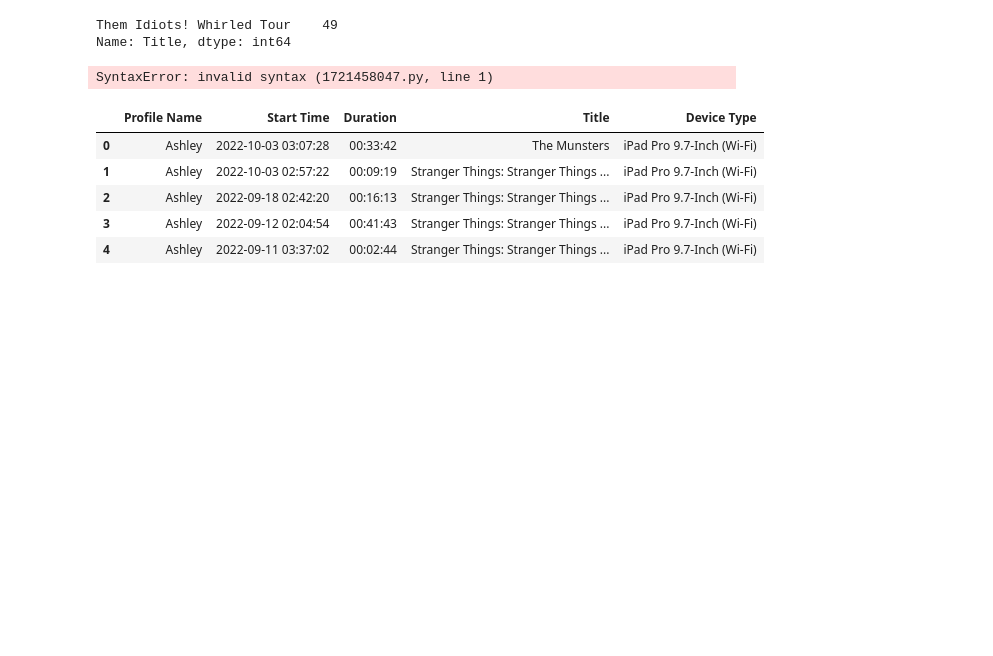
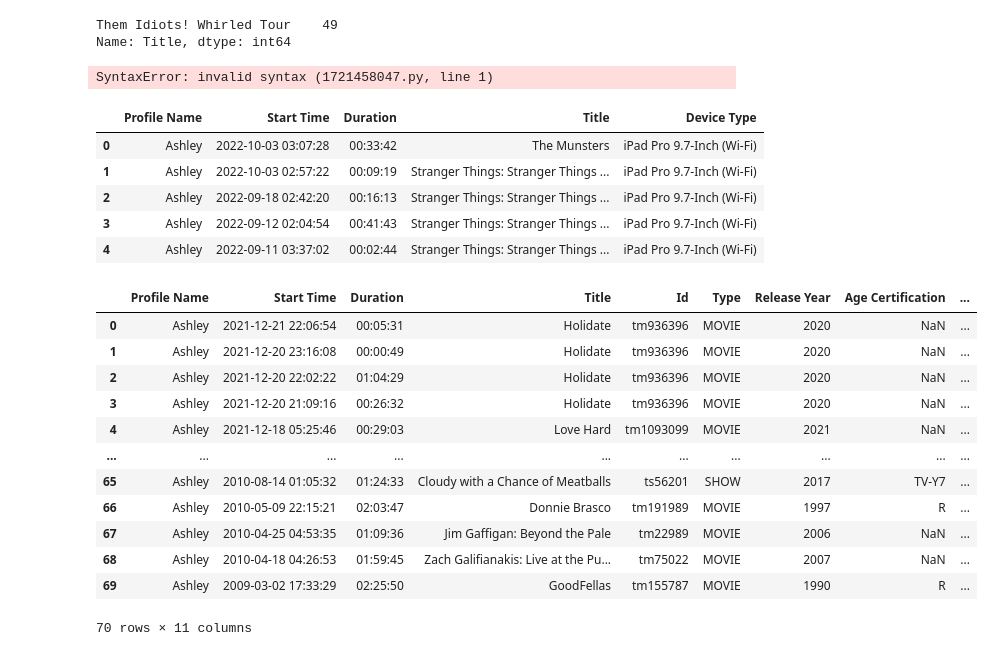
Before and after one commit to istarlet/netflix_viewing_habits, a Jupyter notebook: netflix.ipynb, the cells around one changed output. Drawn from its saved outputs; the diff is of its cells as text; code cells hidden in the pictures; blank space fills up the shorter version.

Commit message:
Merged dtatsets! Realized I'm going to have to switch projects. :-(

```diff
--- a/netflix.ipynb
+++ b/netflix.ipynb
@@ -21,3 +21,9 @@ titles.head()
 | 2 | tm154986 | Deliverance | MOVIE | Intent on seeing the Cahulawassee... | 1972 | R | 109 | ['drama', 'action', 'thriller', '... | ... |
 | 3 | tm127384 | Monty Python and the Holy Grail | MOVIE | King Arthur, accompanied by his s... | 1975 | PG | 91 | ['fantasy', 'action', 'comedy'] | ... |
 | 4 | tm120801 | The Dirty Dozen | MOVIE | 12 American military prisoners in... | 1967 | NaN | 150 | ['war', 'action'] | ... |
+# %%
+# Drop columns that aren't needed
+titles = titles.drop(columns=["description", "production_countries", "seasons", "imdb_id", "imdb_votes", "tmdb_popularity", "tmdb_score"], axis=1)
+
+# View updated df
+titles.head()
@@ -23,0 +37,16 @@ titles.head()
+# %%
+# Fix the column names in the dataframe
+fixed_columns = {
+    "id":"Id",
+    "title":"Title",
+    "type":"Type",
+    "release_year":"Release Year",
+    "age_certification":"Age Certification",
+    "runtime":"Runtime",
+    "genres":"Genres",
+    "imdb_score":"Imdb Score"
+}
+
+# Check column names are displaying correctly
+titles.rename(columns=fixed_columns, inplace=True)
+titles.head()
@@ -187,0 +221,20 @@ ashley_netflix.iloc[:5]
+# %%
+# Merge datasets
+
+ashley_imdb = pd.merge(ashley_netflix, titles, how="inner", on="Title")
+
+ashley_imdb
+# %% [output]
+|  | Profile Name | Start Time | Duration | Title | Id | Type | Release Year | Age Certification | ... |
+| 0 | Ashley | 2021-12-21 22:06:54 | 00:05:31 | Holidate | tm936396 | MOVIE | 2020 | NaN | ... |
+| 1 | Ashley | 2021-12-20 23:16:08 | 00:00:49 | Holidate | tm936396 | MOVIE | 2020 | NaN | ... |
+| 2 | Ashley | 2021-12-20 22:02:22 | 01:04:29 | Holidate | tm936396 | MOVIE | 2020 | NaN | ... |
+| 3 | Ashley | 2021-12-20 21:09:16 | 00:26:32 | Holidate | tm936396 | MOVIE | 2020 | NaN | ... |
+| 4 | Ashley | 2021-12-18 05:25:46 | 00:29:03 | Love Hard | tm1093099 | MOVIE | 2021 | NaN | ... |
+| ... | ... | ... | ... | ... | ... | ... | ... | ... | ... |
+| 65 | Ashley | 2010-08-14 01:05:32 | 01:24:33 | Cloudy with a Chance of Meatballs | ts56201 | SHOW | 2017 | TV-Y7 | ... |
+| 66 | Ashley | 2010-05-09 22:15:21 | 02:03:47 | Donnie Brasco | tm191989 | MOVIE | 1997 | R | ... |
+| 67 | Ashley | 2010-04-25 04:53:35 | 01:09:36 | Jim Gaffigan: Beyond the Pale | tm22989 | MOVIE | 2006 | NaN | ... |
+| 68 | Ashley | 2010-04-18 04:26:53 | 01:59:45 | Zach Galifianakis: Live at the Pu... | tm75022 | MOVIE | 2007 | NaN | ... |
+| 69 | Ashley | 2009-03-02 17:33:29 | 02:25:50 | GoodFellas | tm155787 | MOVIE | 1990 | R | ... |
+70 rows × 11 columns
```
Also changed, not shown: parts of 7 cells of this notebook.
